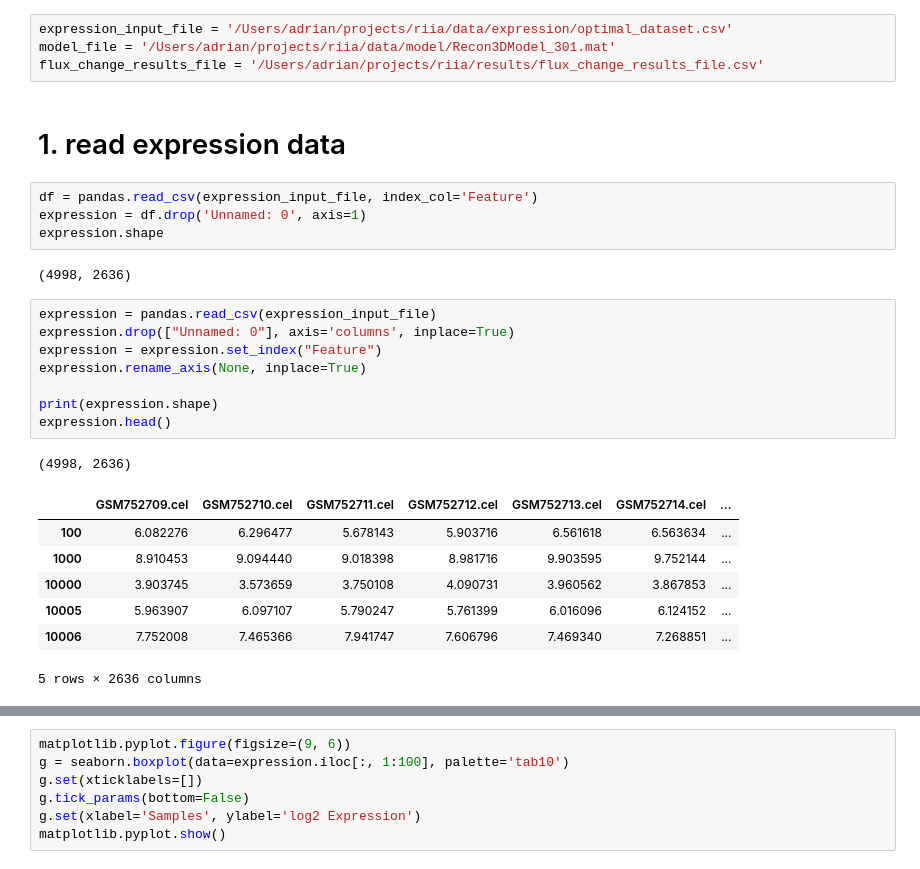
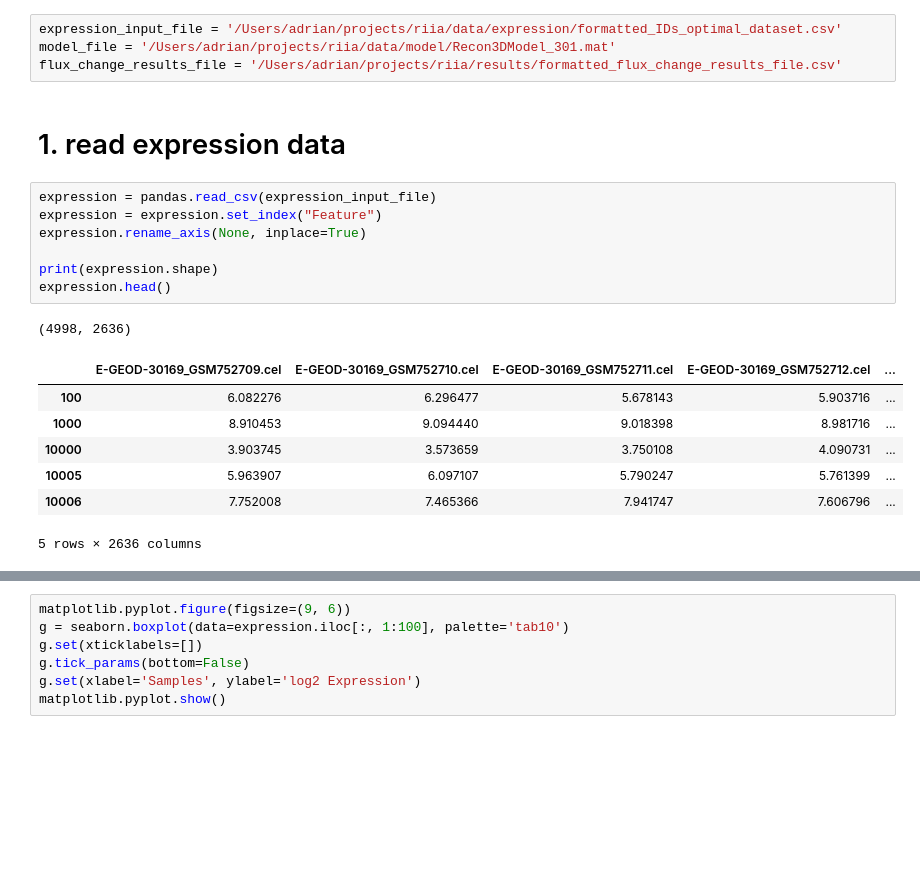
Before and after one commit to adelomana/riia, a Jupyter notebook: bsc/expression_formatter/boundary_weight_definer.ipynb, the cells around one changed output, grey strips where cells are left out. Saved outputs shown, nothing was run; the diff lists cells and outputs as text; blank space fills up the shorter version.

Commit message:
address changed to new format of expression with experiment identifiers

```diff
--- a/bsc/expression_formatter/boundary_weight_definer.ipynb
+++ b/bsc/expression_formatter/boundary_weight_definer.ipynb
@@ -8,33 +8,26 @@ matplotlib.rcParams.update({'font.size':20, 'font.family':'FreeSans', 'xtick.lab
 # %% [markdown]
 # 0. user defined variables
 # %%
-expression_input_file = '/Users/adrian/projects/riia/data/expression/optimal_dataset.csv'
+expression_input_file = '/Users/adrian/projects/riia/data/expression/formatted_IDs_optimal_dataset.csv'
 model_file = '/Users/adrian/projects/riia/data/model/Recon3DModel_301.mat'
-flux_change_results_file = '/Users/adrian/projects/riia/results/flux_change_results_file.csv'
+flux_change_results_file = '/Users/adrian/projects/riia/results/formatted_flux_change_results_file.csv'
 # %% [markdown]
 # 1. read expression data
-# %%
-df = pandas.read_csv(expression_input_file, index_col='Feature')
-expression = df.drop('Unnamed: 0', axis=1)
-expression.shape
-# %% [output]
-(4998, 2636)
 # %%
 expression = pandas.read_csv(expression_input_file)
-expression.drop(["Unnamed: 0"], axis='columns', inplace=True)
 expression = expression.set_index("Feature")
 expression.rename_axis(None, inplace=True)
 
 print(expression.shape)
 expression.head()
 # %% [output]
 (4998, 2636)
-|  | GSM752709.cel | GSM752710.cel | GSM752711.cel | GSM752712.cel | GSM752713.cel | GSM752714.cel | ... |
-| 100 | 6.082276 | 6.296477 | 5.678143 | 5.903716 | 6.561618 | 6.563634 | ... |
-| 1000 | 8.910453 | 9.094440 | 9.018398 | 8.981716 | 9.903595 | 9.752144 | ... |
-| 10000 | 3.903745 | 3.573659 | 3.750108 | 4.090731 | 3.960562 | 3.867853 | ... |
-| 10005 | 5.963907 | 6.097107 | 5.790247 | 5.761399 | 6.016096 | 6.124152 | ... |
-| 10006 | 7.752008 | 7.465366 | 7.941747 | 7.606796 | 7.469340 | 7.268851 | ... |
+|  | E-GEOD-30169_GSM752709.cel | E-GEOD-30169_GSM752710.cel | E-GEOD-30169_GSM752711.cel | E-GEOD-30169_GSM752712.cel | ... |
+| 100 | 6.082276 | 6.296477 | 5.678143 | 5.903716 | ... |
+| 1000 | 8.910453 | 9.094440 | 9.018398 | 8.981716 | ... |
+| 10000 | 3.903745 | 3.573659 | 3.750108 | 4.090731 | ... |
+| 10005 | 5.963907 | 6.097107 | 5.790247 | 5.761399 | ... |
+| 10006 | 7.752008 | 7.465366 | 7.941747 | 7.606796 | ... |
 5 rows × 2636 columns
 # %%
 transpose_expression = expression.transpose()
```
Also changed, not shown: parts of 12 cells of this notebook, 1 other file.
